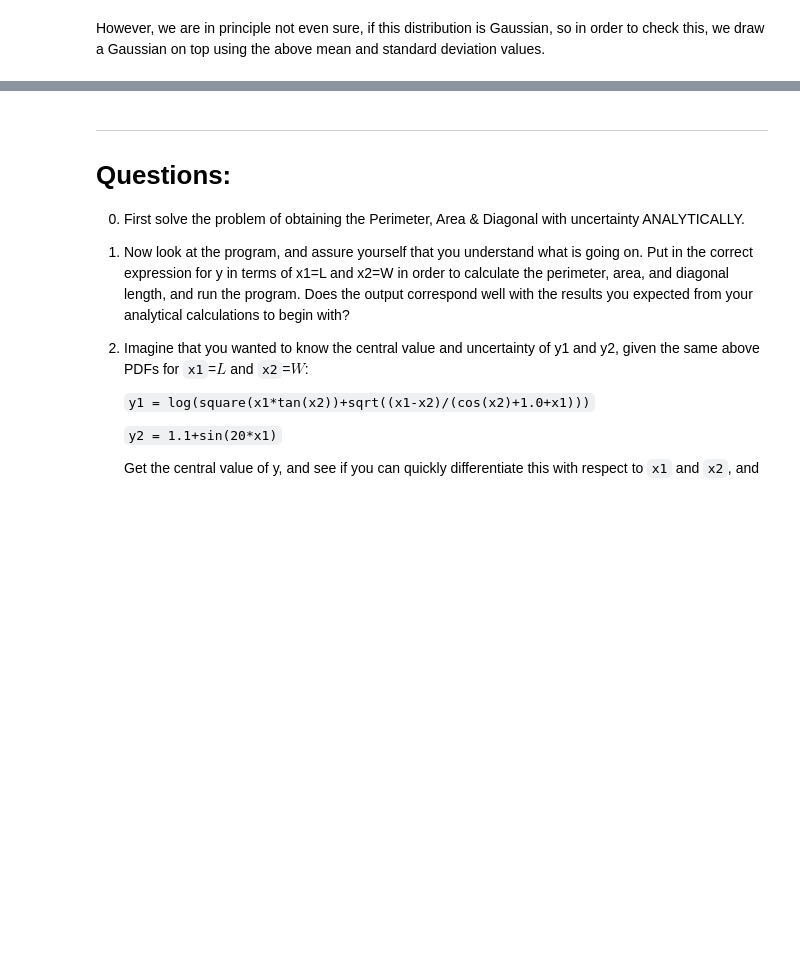
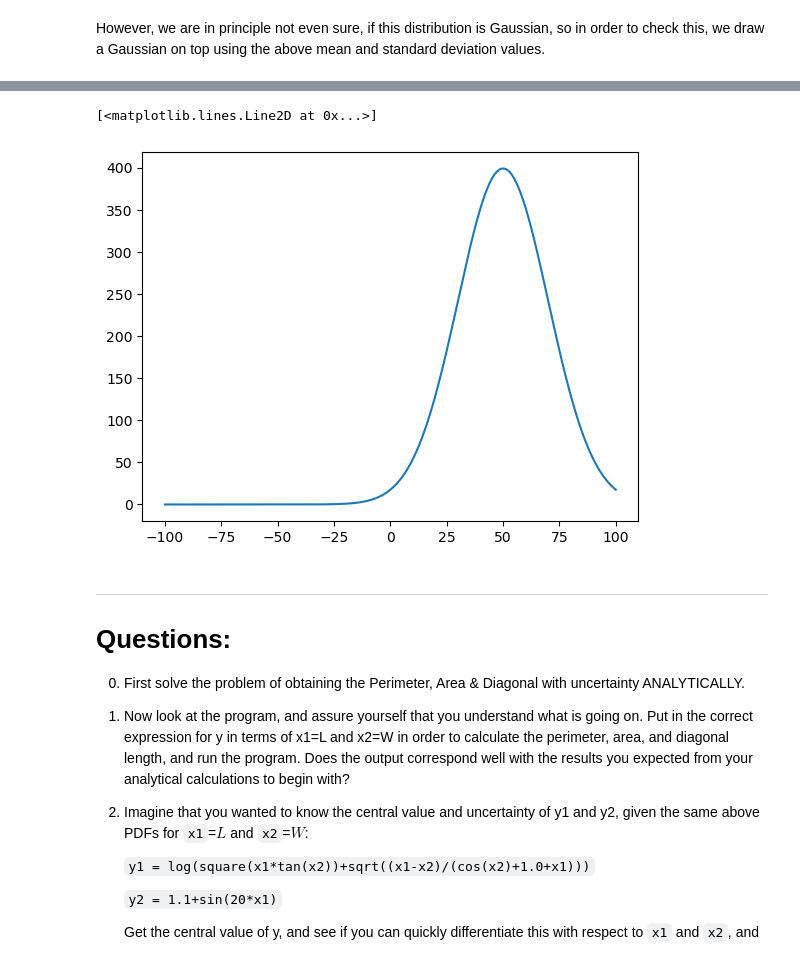
Before and after one commit to JuFo96/AppStat2023, a Jupyter notebook: Week1/ErrorPropagation/ErrorPropagation_updated.ipynb, the cells around one changed output, grey strips where cells are left out. Saved outputs shown, nothing was run; the diff lists cells and outputs as text; code cells hidden in the pictures; blank space fills up the shorter version.

```diff
--- a/Week1/ErrorPropagation/ErrorPropagation_updated.ipynb
+++ b/Week1/ErrorPropagation/ErrorPropagation_updated.ipynb
@@ -205,3 +270,9 @@ fig2
+# %%
+y_test = gaussian(xaxis, N_exp, 50, 20)
+plt.plot(xaxis, y_test)
+# %% [output]
+[<matplotlib.lines.Line2D at 0x...>]
+[figure, added]
 # %%
 if save_plots:
     fig2.savefig("Dist_ErrorProp.pdf")
```
Also changed, not shown: parts of 10 cells of this notebook, 2 other files.
